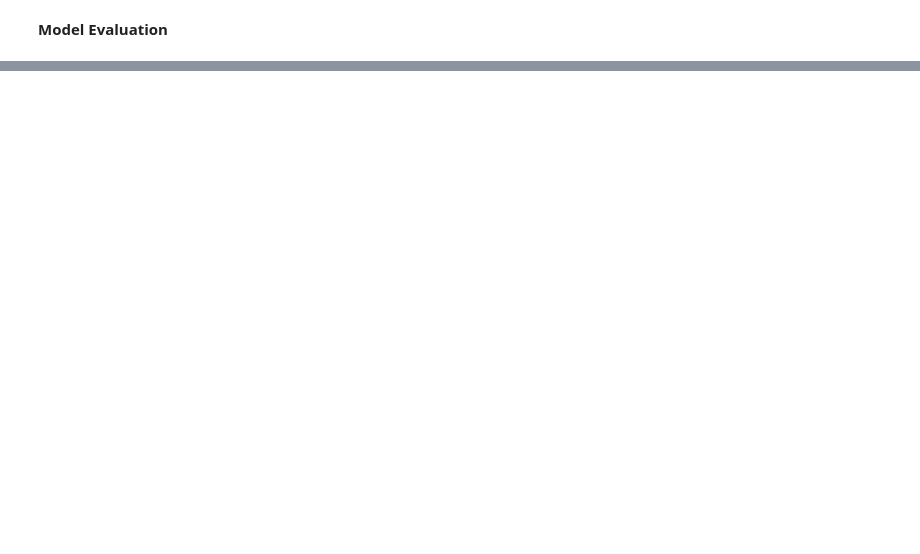
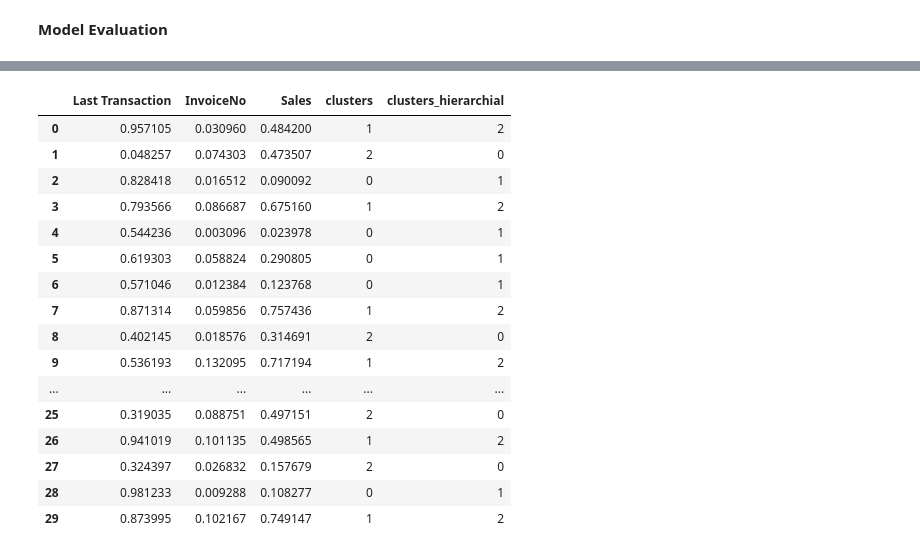
Before and after one commit to vaibhav-arde/MLNotes, a Jupyter notebook: Day_19/Silhouette_Hierarchial_DBScan_Clustering_on_E_commerce_Dataset.ipynb, the cells around one changed output, grey strips where cells are left out. Cells and saved outputs as stored; diff of their text form; code cells hidden in the pictures; blank space fills up the shorter version.

Commit message:
Silhoutt Hierarchial Clustering

```diff
--- a/Day_19/K_Means_Clustering_on_E_commerce_Dataset.ipynb
+++ b/Day_19/Silhouette_Hierarchial_DBScan_Clustering_on_E_commerce_Dataset.ipynb
@@ -471,0 +592,6 @@ print(score)
+# %%
+from sklearn.cluster import AgglomerativeClustering
+hierarchial = AgglomerativeClustering(n_clusters=3)
+y_predicted_hierarchial = km.fit_predict(df_k)
+df_k['clusters_hierarchial']= y_predicted_hierarchial
+df_k
@@ -471,0 +612,24 @@ print(score)
+# %%
+from sklearn.cluster import AgglomerativeClustering
+hierarchial = AgglomerativeClustering(n_clusters=2)
+y_predicted_hierarchial = km.fit_predict(df_k)
+df_k['clusters_hierarchial']= y_predicted_hierarchial
+df_k.head(30)
+# %% [output]
+|  | Last Transaction | InvoiceNo | Sales | clusters | clusters_hierarchial |
+| 0 | 0.957105 | 0.030960 | 0.484200 | 1 | 2 |
+| 1 | 0.048257 | 0.074303 | 0.473507 | 2 | 0 |
+| 2 | 0.828418 | 0.016512 | 0.090092 | 0 | 1 |
+| 3 | 0.793566 | 0.086687 | 0.675160 | 1 | 2 |
+| 4 | 0.544236 | 0.003096 | 0.023978 | 0 | 1 |
+| 5 | 0.619303 | 0.058824 | 0.290805 | 0 | 1 |
+| 6 | 0.571046 | 0.012384 | 0.123768 | 0 | 1 |
+| 7 | 0.871314 | 0.059856 | 0.757436 | 1 | 2 |
+| 8 | 0.402145 | 0.018576 | 0.314691 | 2 | 0 |
+| 9 | 0.536193 | 0.132095 | 0.717194 | 1 | 2 |
+| ... | ... | ... | ... | ... | ... |
+| 25 | 0.319035 | 0.088751 | 0.497151 | 2 | 0 |
+| 26 | 0.941019 | 0.101135 | 0.498565 | 1 | 2 |
+| 27 | 0.324397 | 0.026832 | 0.157679 | 2 | 0 |
+| 28 | 0.981233 | 0.009288 | 0.108277 | 0 | 1 |
+| 29 | 0.873995 | 0.102167 | 0.749147 | 1 | 2 |
```
Also changed, not shown: parts of 6 cells of this notebook, 1 other file.
